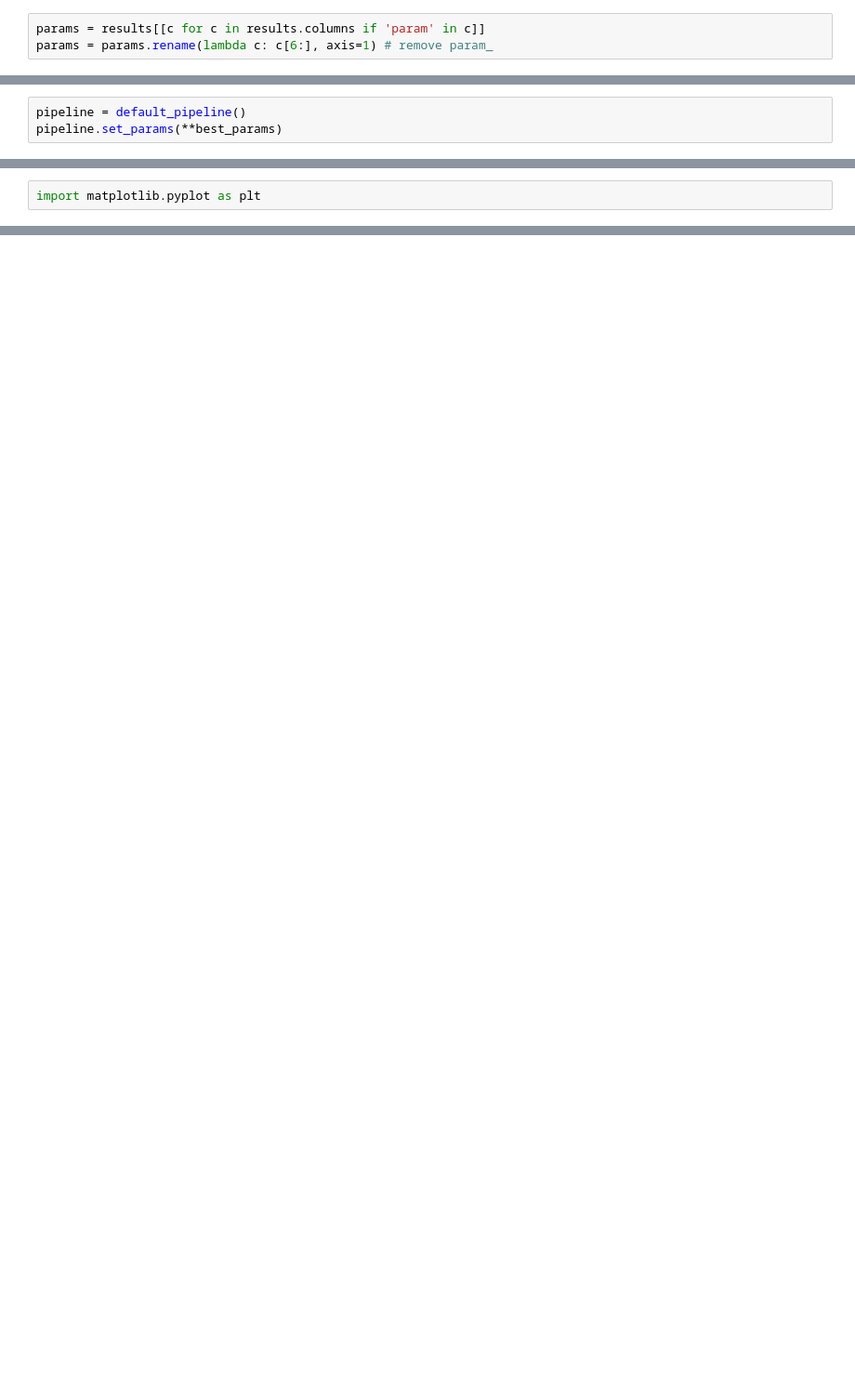
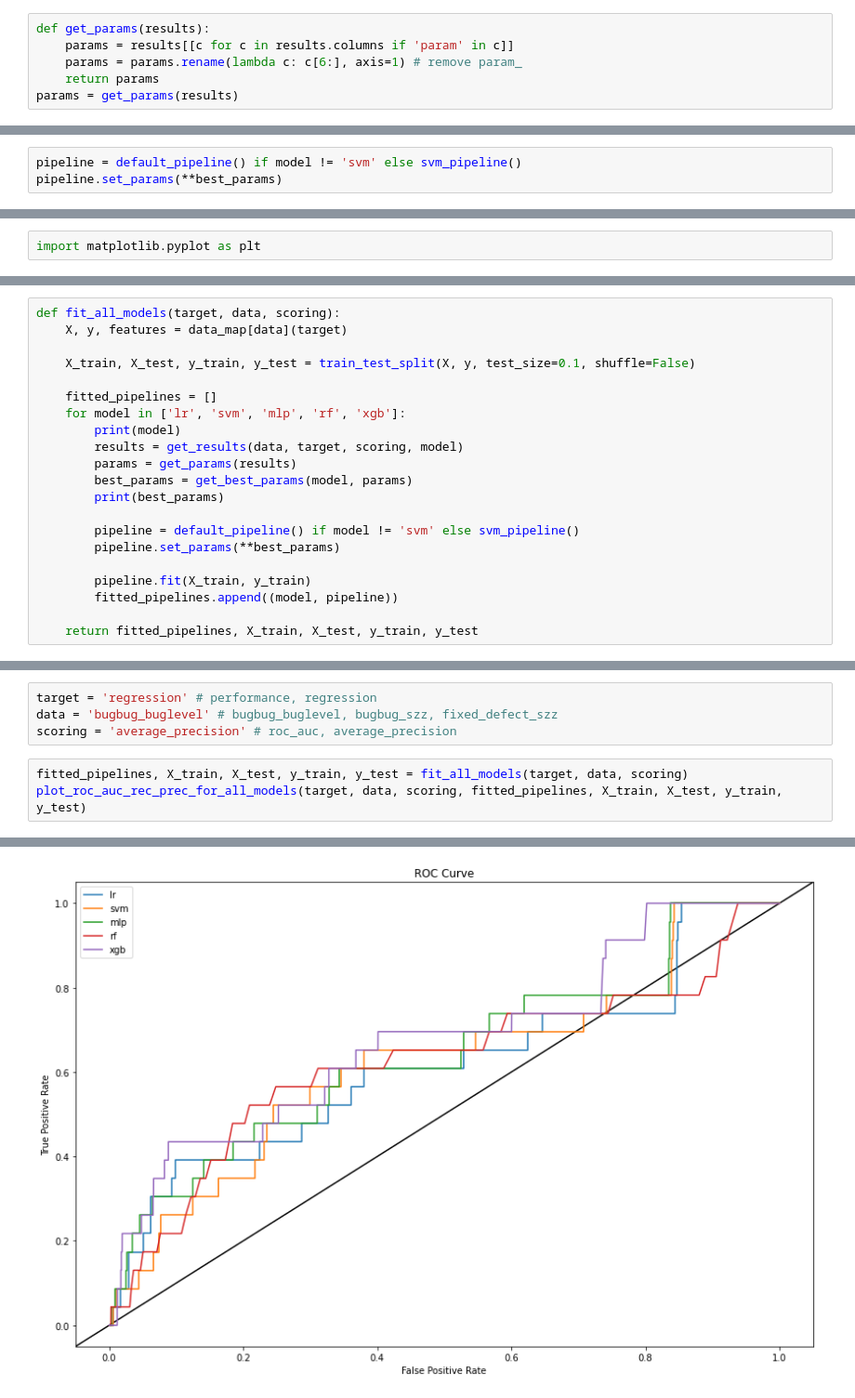
Before and after one commit to markus7800/firefox-performance-regressions, a Jupyter notebook: experiments/ModelEvaluation.ipynb, the cells around one changed output, grey strips where cells are left out. Shown at 93% size. Drawn from its saved outputs; the diff is of its cells as text; blank space fills up the shorter version.

Commit message:
model eval plots

```diff
--- a/experiments/ModelEvaluation.ipynb
+++ b/experiments/ModelEvaluation.ipynb
@@ -52,6 +53,9 @@ X.shape=(60362, 302)
 # %%
-params = results[[c for c in results.columns if 'param' in c]]
-params = params.rename(lambda c: c[6:], axis=1) # remove param_
+def get_params(results):
+    params = results[[c for c in results.columns if 'param' in c]]
+    params = params.rename(lambda c: c[6:], axis=1) # remove param_
+    return params
+params = get_params(results)
 # %%
 model_map = {
     'lr': LogisticRegression(random_state=0, solver='saga'),
@@ -78,3 +91,3 @@ best_params
 # %%
-pipeline = default_pipeline()
+pipeline = default_pipeline() if model != 'svm' else svm_pipeline()
 pipeline.set_params(**best_params)
@@ -196,0 +135,21 @@ plt.boxplot(results['mean_test_score'])
+# %%
+def fit_all_models(target, data, scoring):
+    X, y, features = data_map[data](target)
+
+    X_train, X_test, y_train, y_test = train_test_split(X, y, test_size=0.1, shuffle=False)
+
+    fitted_pipelines = []
+    for model in ['lr', 'svm', 'mlp', 'rf', 'xgb']:
+        print(model)
+        results = get_results(data, target, scoring, model)
+        params = get_params(results)
+        best_params = get_best_params(model, params)
+        print(best_params)
+
+        pipeline = default_pipeline() if model != 'svm' else svm_pipeline()
+        pipeline.set_params(**best_params)
+
+        pipeline.fit(X_train, y_train)
+        fitted_pipelines.append((model, pipeline))
+
+    return fitted_pipelines, X_train, X_test, y_train, y_test
@@ -196,0 +195,8 @@ plt.boxplot(results['mean_test_score'])
+# %%
+target = 'regression' # performance, regression
+data = 'bugbug_buglevel' # bugbug_buglevel, bugbug_szz, fixed_defect_szz
+scoring = 'average_precision' # roc_auc, average_precision
+# %%
+fitted_pipelines, X_train, X_test, y_train, y_test = fit_all_models(target, data, scoring)
+plot_roc_auc_rec_prec_for_all_models(target, data, scoring, fitted_pipelines, X_train, X_test, y_train, y_test)
+# %% [output]
@@ -196,0 +228 @@ plt.boxplot(results['mean_test_score'])
+[figure, added]
```
Also changed, not shown: parts of 27 cells of this notebook, 3 other files.
